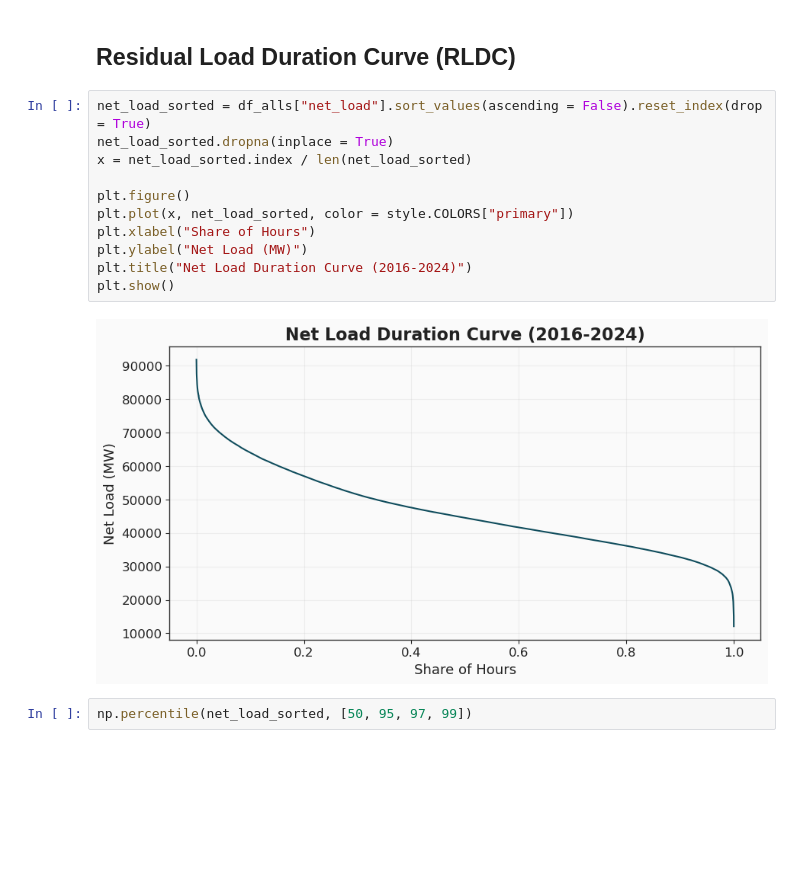
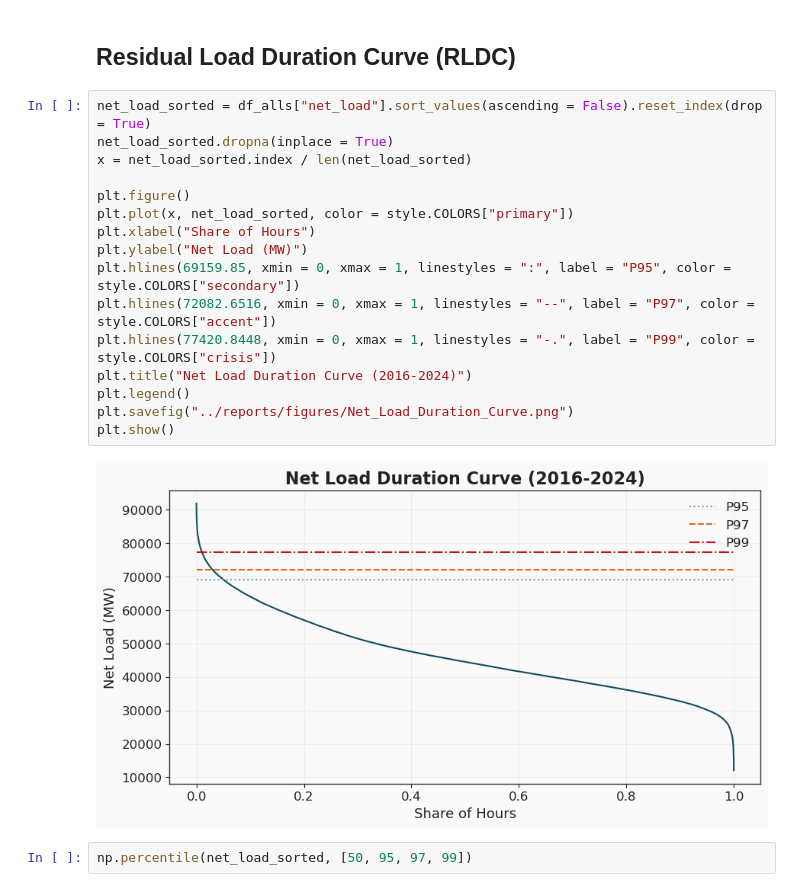
Before and after one commit to LisaBianConti/electricity-price-forecasting, a Jupyter notebook: notebooks/03_eda_drivers.ipynb, the cells around one changed output. Saved outputs shown, nothing was run; the diff lists cells and outputs as text; blank space fills up the shorter version.

```diff
--- a/notebooks/03_eda_drivers.ipynb
+++ b/notebooks/03_eda_drivers.ipynb
@@ -785,16 +785,21 @@ In summary, net load is preferred because it encodes the renewable suppression e
 # %%
 net_load_sorted = df_alls["net_load"].sort_values(ascending = False).reset_index(drop = True)
 net_load_sorted.dropna(inplace = True)
 x = net_load_sorted.index / len(net_load_sorted)
 
 plt.figure()
 plt.plot(x, net_load_sorted, color = style.COLORS["primary"])
 plt.xlabel("Share of Hours")
 plt.ylabel("Net Load (MW)")
+plt.hlines(69159.85, xmin = 0, xmax = 1, linestyles = ":", label = "P95", color = style.COLORS["secondary"])
+plt.hlines(72082.6516, xmin = 0, xmax = 1, linestyles = "--", label = "P97", color = style.COLORS["accent"])
+plt.hlines(77420.8448, xmin = 0, xmax = 1, linestyles = "-.", label = "P99", color = style.COLORS["crisis"])
 plt.title("Net Load Duration Curve (2016-2024)")
+plt.legend()
+plt.savefig("../reports/figures/Net_Load_Duration_Curve.png")
 plt.show()
 # %% [output]
-[figure, old version]
+[figure, new version]
 # %%
 np.percentile(net_load_sorted, [50, 95, 97, 99])
 # %% [output]
```
Also changed, not shown: parts of 1 cell of this notebook, 19 other files.
